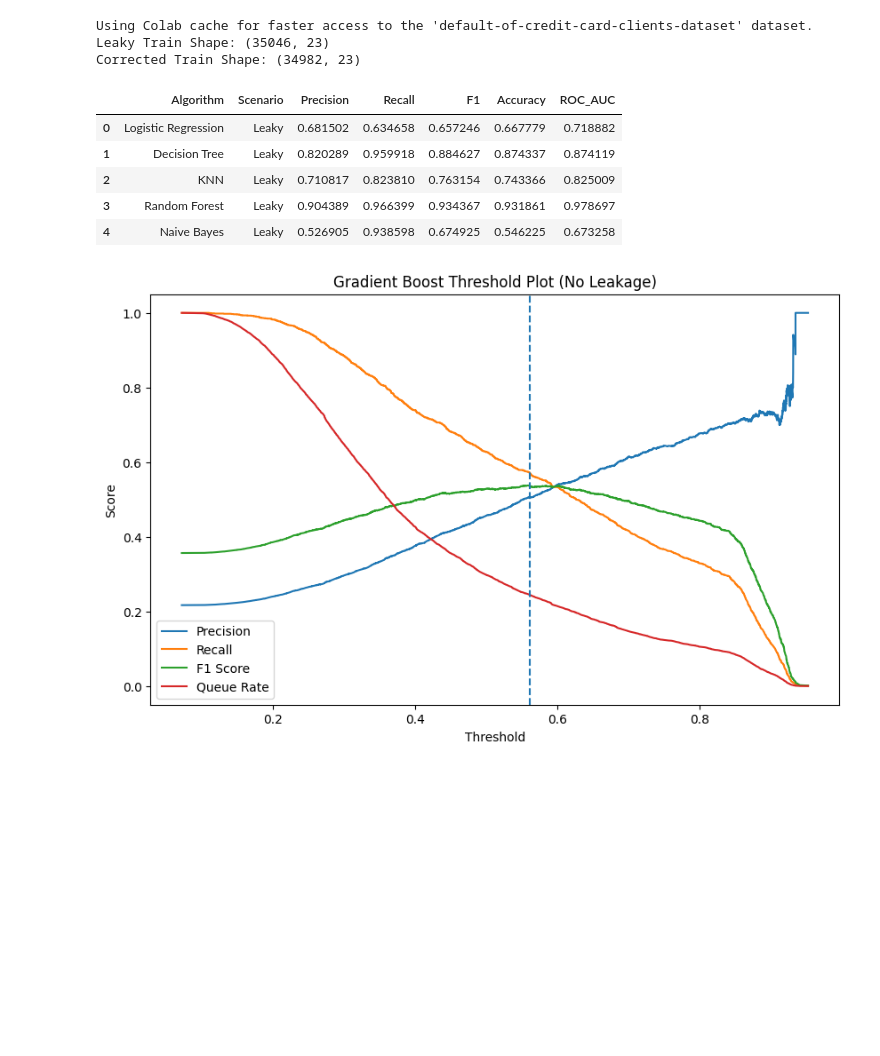
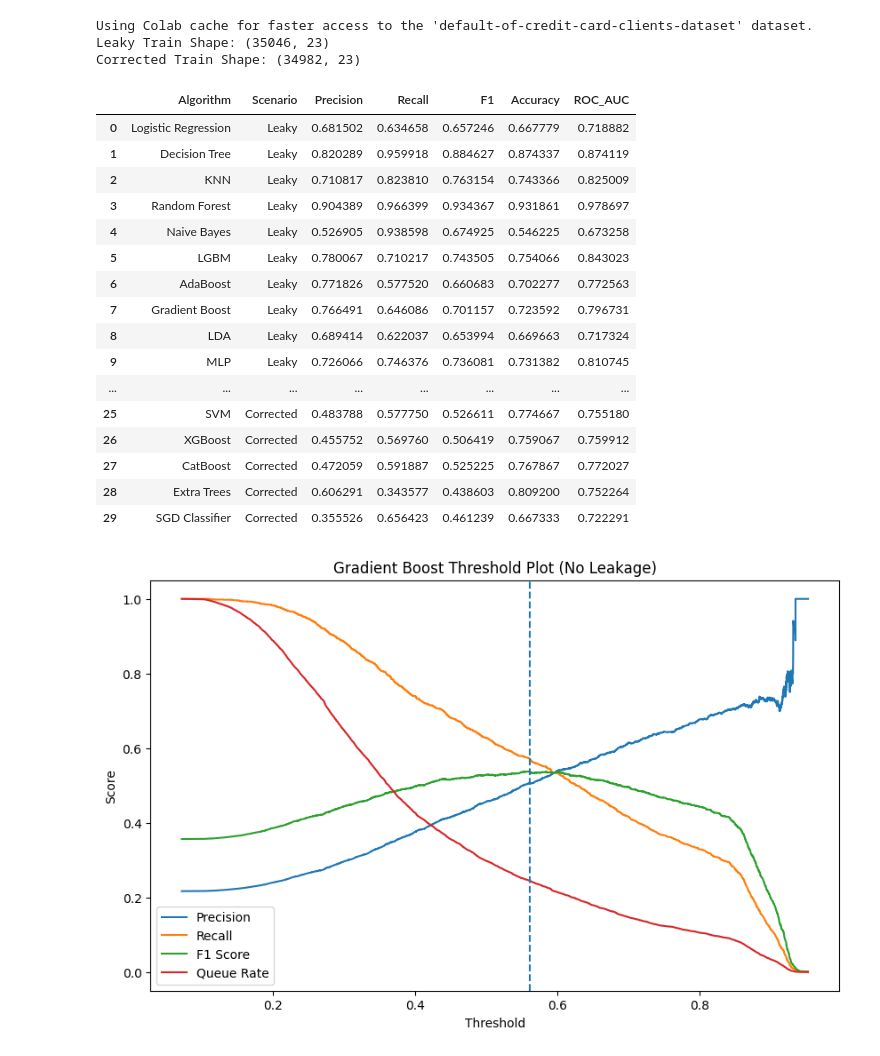
Before and after one commit to Tashya924/ML-research-on-credit-risk-analysis, a Jupyter notebook: ml_credit_report_intern.ipynb, the cells around one changed output. Cells and saved outputs as stored; diff of their text form; code cells hidden in the pictures; blank space fills up the shorter version.

```diff
--- a/ml_credit_report_intern.ipynb
+++ b/ml_credit_report_intern.ipynb
@@ -48,15 +68,19 @@ Using Colab cache for faster access to the 'default-of-credit-card-clients-datas
 Leaky Train Shape: (35046, 23)
 Corrected Train Shape: (34982, 23)
 # %%
-from sklearn.linear_model import LogisticRegression
+from sklearn.linear_model import LogisticRegression, SGDClassifier
 from sklearn.tree import DecisionTreeClassifier
 from sklearn.neighbors import KNeighborsClassifier
-from sklearn.ensemble import RandomForestClassifier, AdaBoostClassifier, GradientBoostingClassifier
+from sklearn.ensemble import RandomForestClassifier, AdaBoostClassifier, GradientBoostingClassifier, ExtraTreesClassifier
 from sklearn.naive_bayes import GaussianNB
 from sklearn.discriminant_analysis import LinearDiscriminantAnalysis
 from sklearn.neural_network import MLPClassifier
+from sklearn.svm import SVC
 from lightgbm import LGBMClassifier
+from xgboost import XGBClassifier
+from catboost import CatBoostClassifier
 from sklearn.metrics import precision_score, recall_score, f1_score, accuracy_score, roc_auc_score
+import pandas as pd
 
 models_dict = {
     "Logistic Regression": LogisticRegression(max_iter=500),
@@ -67,42 +91,66 @@ models_dict = {
     "LGBM": LGBMClassifier(random_state=42, verbose=-1),
     "AdaBoost": AdaBoostClassifier(random_state=42),
     "Gradient Boost": GradientBoostingClassifier(random_state=42),
     "LDA": LinearDiscriminantAnalysis(),
-    "MLP": MLPClassifier(max_iter=500, random_state=42)
+    "MLP": MLPClassifier(max_iter=500, random_state=42),
+    "SVM": SVC(probability=True, random_state=42),
+    "XGBoost": XGBClassifier(random_state=42, eval_metric='logloss'),
+    "CatBoost": CatBoostClassifier(random_state=42, verbose=0),
+    "Extra Trees": ExtraTreesClassifier(random_state=42, n_estimators=100),
+    "SGD Classifier": SGDClassifier(loss='log_loss', random_state=42)
 }
 
 all_results = []
 
 for scenario in ["Leaky", "Corrected"]:
     if scenario == "Leaky":
         xtr, xte, ytr, yte = X_train_leaky, X_test_leaky, y_train_leaky, y_test_leaky
         xtr_sc, xte_sc = X_train_leaky_sc, X_test_leaky_sc
     else:
         xtr, xte, ytr, yte = X_train_corr, X_test_corr, y_train_corr, y_test_corr
         xtr_sc, xte_sc = X_train_corr_sc, X_test_corr_sc
 
     for name, model in models_dict.items():
-        use_sc = name in ["Logistic Regression", "KNN", "LDA", "MLP"]
-        model.fit(xtr_sc if use_sc else xtr, ytr)
-        preds = model.predict(xte_sc if use_sc else xte)
-        probs = model.predict_proba(xte_sc if use_sc else xte)[:,1]
+        use_sc = name in ["Logistic Regression", "KNN", "LDA", "MLP", "SVM", "SGD Classifier"]
+
+        current_xtr = xtr_sc if use_sc else xtr
+        current_xte = xte_sc if use_sc else xte
+
+        model.fit(current_xtr, ytr)
+
+        preds = model.predict(current_xte)
+        probs = model.predict_proba(current_xte)[:, 1]
 
         all_results.append({
-            "Algorithm": name, "Scenario": scenario,
-            "Precision": precision_score(yte, preds), "Recall": recall_score(yte, preds),
-            "F1": f1_score(yte, preds), "Accuracy": accuracy_score(yte, preds),
+            "Algorithm": name,
+            "Scenario": scenario,
+            "Precision": precision_score(yte, preds, zero_division=0),
+            "Recall": recall_score(yte, preds, zero_division=0),
+            "F1": f1_score(yte, preds, zero_division=0),
+            "Accuracy": accuracy_score(yte, preds),
             "ROC_AUC": roc_auc_score(yte, probs)
         })
 
 res_df = pd.DataFrame(all_results)
-display(res_df.head())
+display(res_df.head(len(models_dict) * 2))
 # %% [output]
 |  | Algorithm | Scenario | Precision | Recall | F1 | Accuracy | ROC_AUC |
 | 0 | Logistic Regression | Leaky | 0.681502 | 0.634658 | 0.657246 | 0.667779 | 0.718882 |
 | 1 | Decision Tree | Leaky | 0.820289 | 0.959918 | 0.884627 | 0.874337 | 0.874119 |
 | 2 | KNN | Leaky | 0.710817 | 0.823810 | 0.763154 | 0.743366 | 0.825009 |
 | 3 | Random Forest | Leaky | 0.904389 | 0.966399 | 0.934367 | 0.931861 | 0.978697 |
 | 4 | Naive Bayes | Leaky | 0.526905 | 0.938598 | 0.674925 | 0.546225 | 0.673258 |
+| 5 | LGBM | Leaky | 0.780067 | 0.710217 | 0.743505 | 0.754066 | 0.843023 |
+| 6 | AdaBoost | Leaky | 0.771826 | 0.577520 | 0.660683 | 0.702277 | 0.772563 |
+| 7 | Gradient Boost | Leaky | 0.766491 | 0.646086 | 0.701157 | 0.723592 | 0.796731 |
+| 8 | LDA | Leaky | 0.689414 | 0.622037 | 0.653994 | 0.669663 | 0.717324 |
+| 9 | MLP | Leaky | 0.726066 | 0.746376 | 0.736081 | 0.731382 | 0.810745 |
+| ... | ... | ... | ... | ... | ... | ... | ... |
+| 25 | SVM | Corrected | 0.483788 | 0.577750 | 0.526611 | 0.774667 | 0.755180 |
+| 26 | XGBoost | Corrected | 0.455752 | 0.569760 | 0.506419 | 0.759067 | 0.759912 |
+| 27 | CatBoost | Corrected | 0.472059 | 0.591887 | 0.525225 | 0.767867 | 0.772027 |
+| 28 | Extra Trees | Corrected | 0.606291 | 0.343577 | 0.438603 | 0.809200 | 0.752264 |
+| 29 | SGD Classifier | Corrected | 0.355526 | 0.656423 | 0.461239 | 0.667333 | 0.722291 |
 # %%
 import matplotlib.pyplot as plt
 
```
Also changed, not shown: parts of 3 cells of this notebook.
